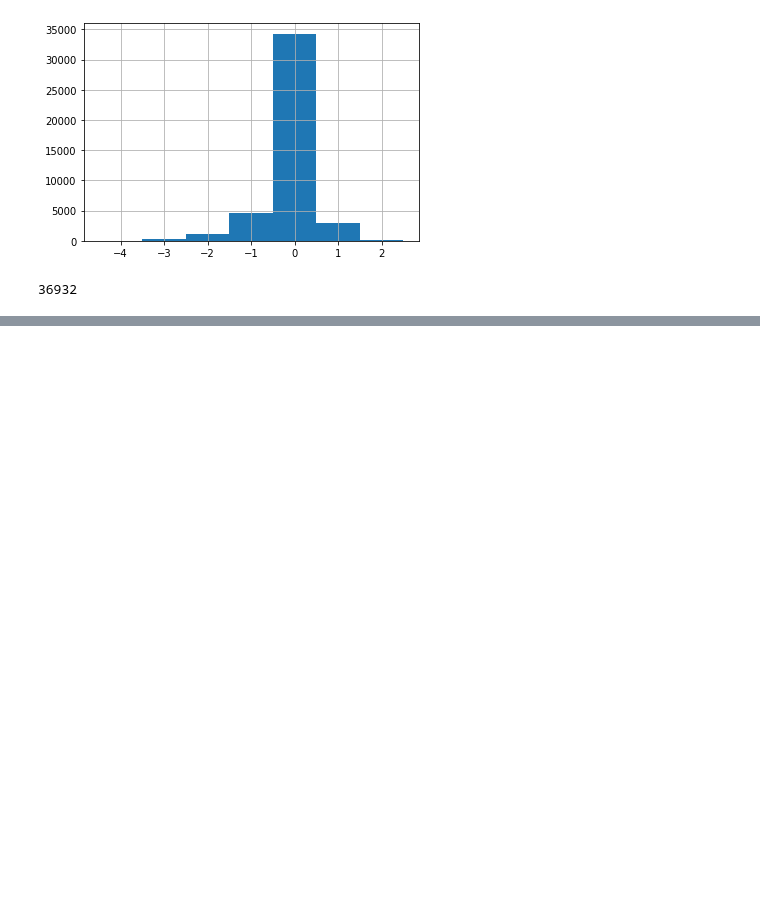
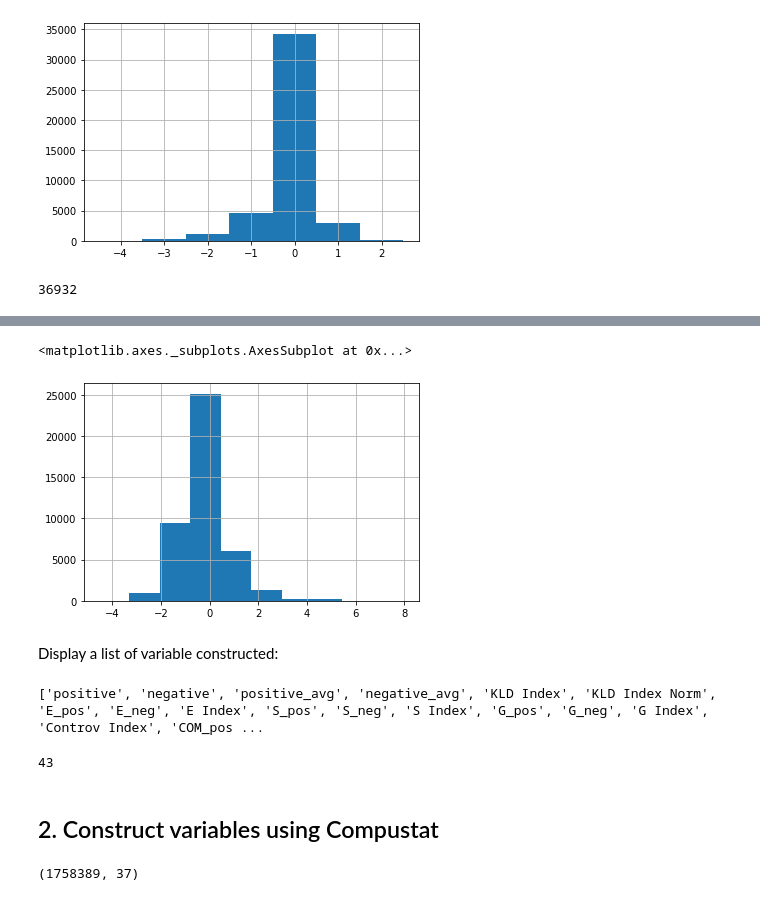
Before and after one commit to pakshingho/ESG, a Jupyter notebook: KLD_Compustat.ipynb, the cells around one changed output, grey strips where cells are left out. Saved outputs shown, nothing was run; the diff lists cells and outputs as text; code cells hidden in the pictures; blank space fills up the shorter version.

```diff
--- a/KLD_Compustat.ipynb
+++ b/KLD_Compustat.ipynb
@@ -608,0 +723,17 @@ data['ESG_PRO'].hist(bins=7, align='left')
+# %%
+((data['ESG Pos-Neg A Index'] - data['ESG Pos-Neg A Index'].mean())/data['ESG Pos-Neg A Index'].std()).hist()
+# %% [output]
+<matplotlib.axes._subplots.AxesSubplot at 0x...>
+[figure, added]
+# %% [markdown]
+Display a list of variable constructed:
+# %%
+print(KLD_col_list)
+# %% [output]
+['positive', 'negative', 'positive_avg', 'negative_avg', 'KLD Index', 'KLD Index Norm', 'E_pos', 'E_neg', 'E Index', 'S_pos', 'S_neg', 'S Index', 'G_pos', 'G_neg', 'G Index', 'Controv Index', 'COM_pos ...
+# %%
+len(KLD_col_list)
+# %% [output]
+43
+# %% [markdown]
+## 2. Construct variables using Compustat
@@ -608,0 +742,5 @@ data['ESG_PRO'].hist(bins=7, align='left')
+# %%
+fin_ratios = pd.read_csv('data/fin_ratios.csv.gz')
+fin_ratios.shape
+# %% [output]
+(1758389, 37)
```
Also changed, not shown: parts of 63 cells of this notebook.
